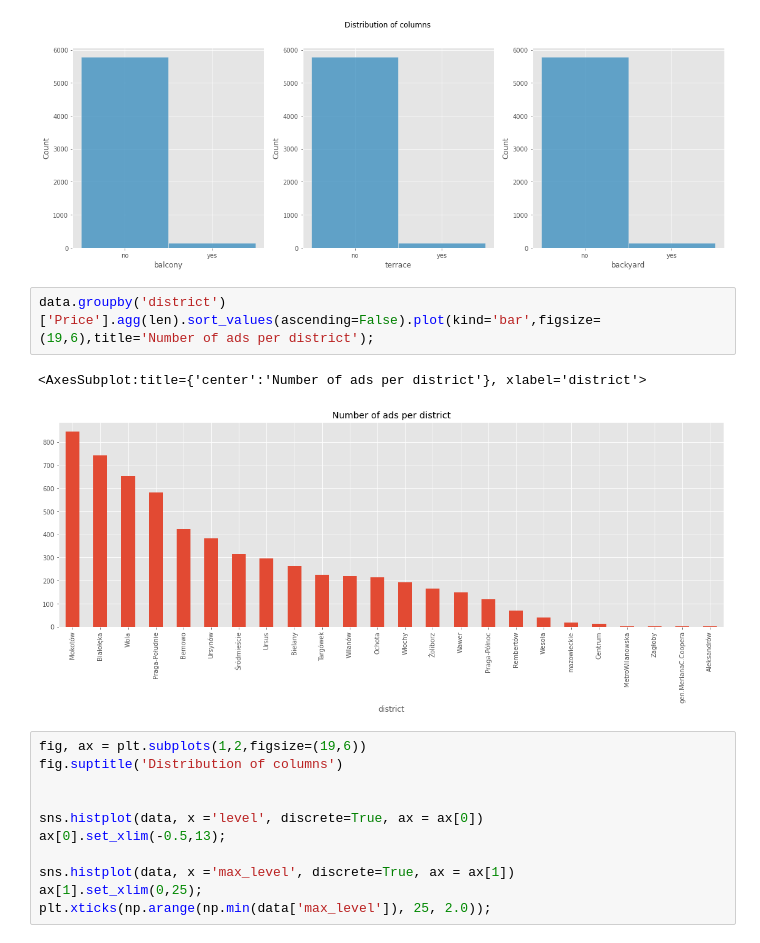
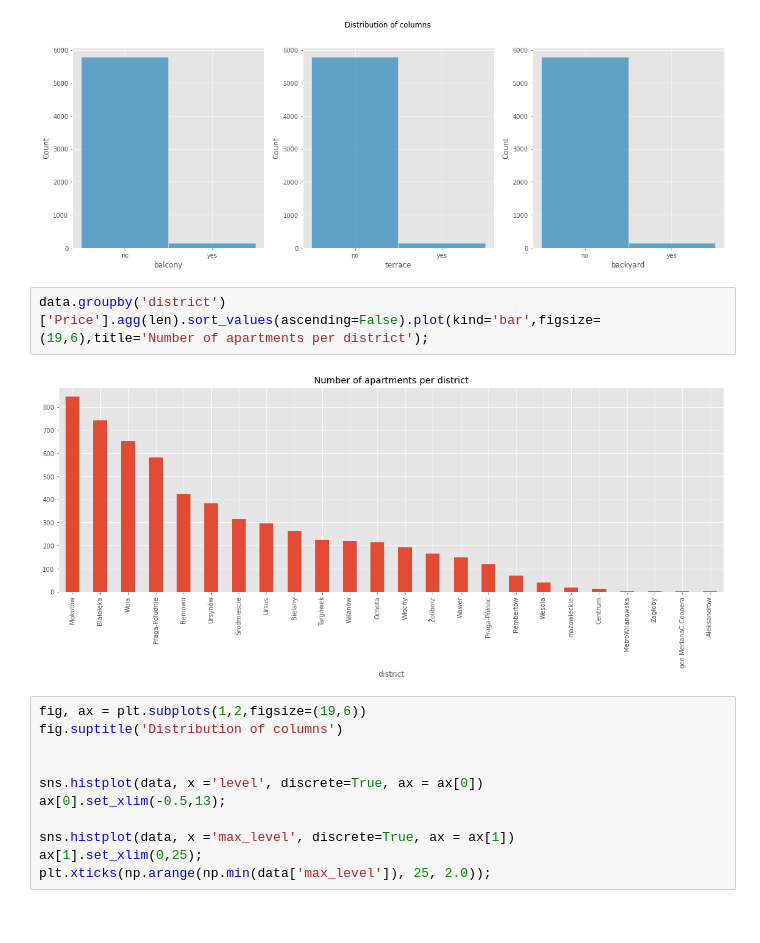
Before and after one commit to CarJung/Uni, a Jupyter notebook: Warsaw_flats/Report.ipynb, the cells around one changed output. Cells and saved outputs as stored; diff of their text form.

```diff
--- a/Warsaw_flats/Report.ipynb
+++ b/Warsaw_flats/Report.ipynb
@@ -145,10 +147,9 @@ ax[2].set_xticks([0,1],['no','yes']);
 # %% [output]
 [figure]
 # %%
-data.groupby('district')['Price'].agg(len).sort_values(ascending=False).plot(kind='bar',figsize=(19,6),title='Number of ads per district');
+data.groupby('district')['Price'].agg(len).sort_values(ascending=False).plot(kind='bar',figsize=(19,6),title='Number of apartments per district');
 # %% [output]
-<AxesSubplot:title={'center':'Number of ads per district'}, xlabel='district'>
-[figure, old version]
+[figure, new version]
 # %%
 fig, ax = plt.subplots(1,2,figsize=(19,6))
 fig.suptitle('Distribution of columns')
```
Also changed, not shown: parts of 18 cells of this notebook.
